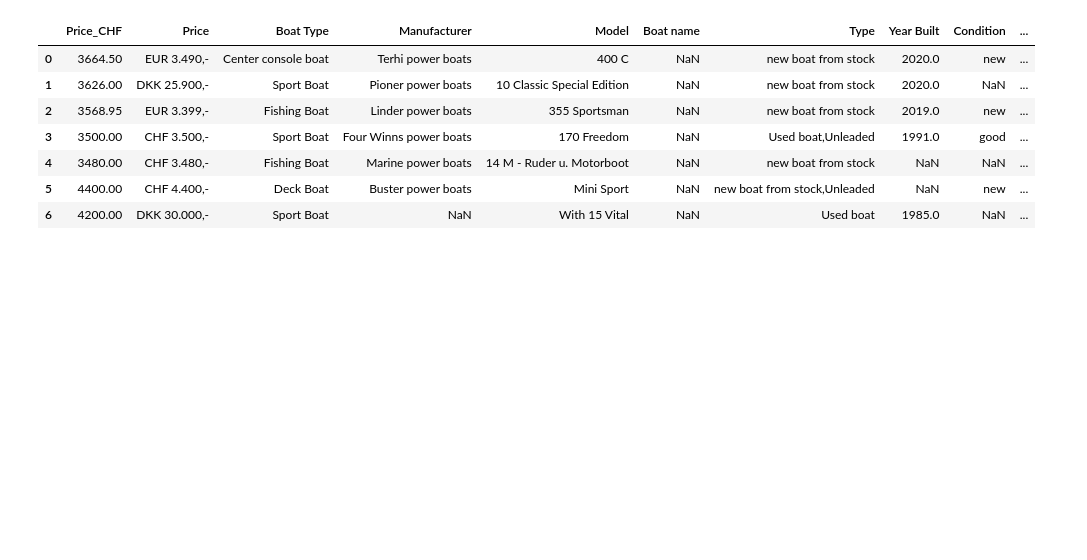
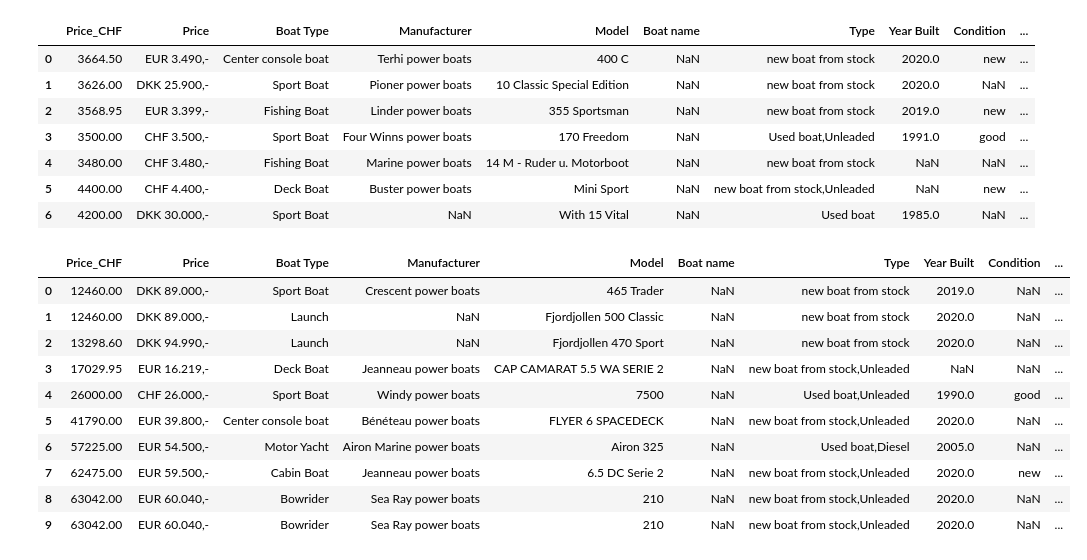
Before and after one commit to maxOVF/OVFAcademy, a Jupyter notebook: Boat_Price.ipynb, the cells around one changed output. Cells and saved outputs as stored; diff of their text form; code cells hidden in the pictures; blank space fills up the shorter version.

```diff
--- a/Boat_Price.ipynb
+++ b/Boat_Price.ipynb
@@ -784,4 +689,21 @@ train_val.head(7)
 | 5 | 4400.00 | CHF 4.400,- | Deck Boat | Buster power boats | Mini Sport | NaN | new boat from stock,Unleaded | NaN | new | ... |
 | 6 | 4200.00 | DKK 30.000,- | Sport Boat | NaN | With 15 Vital | NaN | Used boat | 1985.0 | NaN | ... |
 # %%
-duplicated_boat = train_val[train_val.duplicated(subset = features_analyze_duplicates, keep = False)].reset_index
+duplicated_boat = train_val[train_val.duplicated(subset = features_analyze_duplicates, keep = False)].reset_index(drop = True)
+train_val = train_val[~train_val.duplicated(subset = features_analyze_duplicates, keep = False)].reset_index(drop = True)
+# %%
+duplicated_boat['dupkey_id'] = duplicated_boat.groupby(by = features_analyze_duplicates, sort = False, dropna = False).ngroup()+1
+# %%
+duplicated_boat.head(10)
+# %% [output]
+|  | Price_CHF | Price | Boat Type | Manufacturer | Model | Boat name | Type | Year Built | Condition | ... |
+| 0 | 12460.00 | DKK 89.000,- | Sport Boat | Crescent power boats | 465 Trader | NaN | new boat from stock | 2019.0 | NaN | ... |
+| 1 | 12460.00 | DKK 89.000,- | Launch | NaN | Fjordjollen 500 Classic | NaN | new boat from stock | 2020.0 | NaN | ... |
+| 2 | 13298.60 | DKK 94.990,- | Launch | NaN | Fjordjollen 470 Sport | NaN | new boat from stock | 2020.0 | NaN | ... |
+| 3 | 17029.95 | EUR 16.219,- | Deck Boat | Jeanneau power boats | CAP CAMARAT 5.5 WA SERIE 2 | NaN | new boat from stock,Unleaded | NaN | NaN | ... |
+| 4 | 26000.00 | CHF 26.000,- | Sport Boat | Windy power boats | 7500 | NaN | Used boat,Unleaded | 1990.0 | good | ... |
+| 5 | 41790.00 | EUR 39.800,- | Center console boat | Bénéteau power boats | FLYER 6 SPACEDECK | NaN | new boat from stock,Unleaded | 2020.0 | NaN | ... |
+| 6 | 57225.00 | EUR 54.500,- | Motor Yacht | Airon Marine power boats | Airon 325 | NaN | Used boat,Diesel | 2005.0 | NaN | ... |
+| 7 | 62475.00 | EUR 59.500,- | Cabin Boat | Jeanneau power boats | 6.5 DC Serie 2 | NaN | new boat from stock,Unleaded | 2020.0 | new | ... |
+| 8 | 63042.00 | EUR 60.040,- | Bowrider | Sea Ray power boats | 210 | NaN | new boat from stock,Unleaded | 2020.0 | NaN | ... |
+| 9 | 63042.00 | EUR 60.040,- | Bowrider | Sea Ray power boats | 210 | NaN | new boat from stock,Unleaded | 2020.0 | NaN | ... |
```
Also changed, not shown: parts of 13 cells of this notebook.
